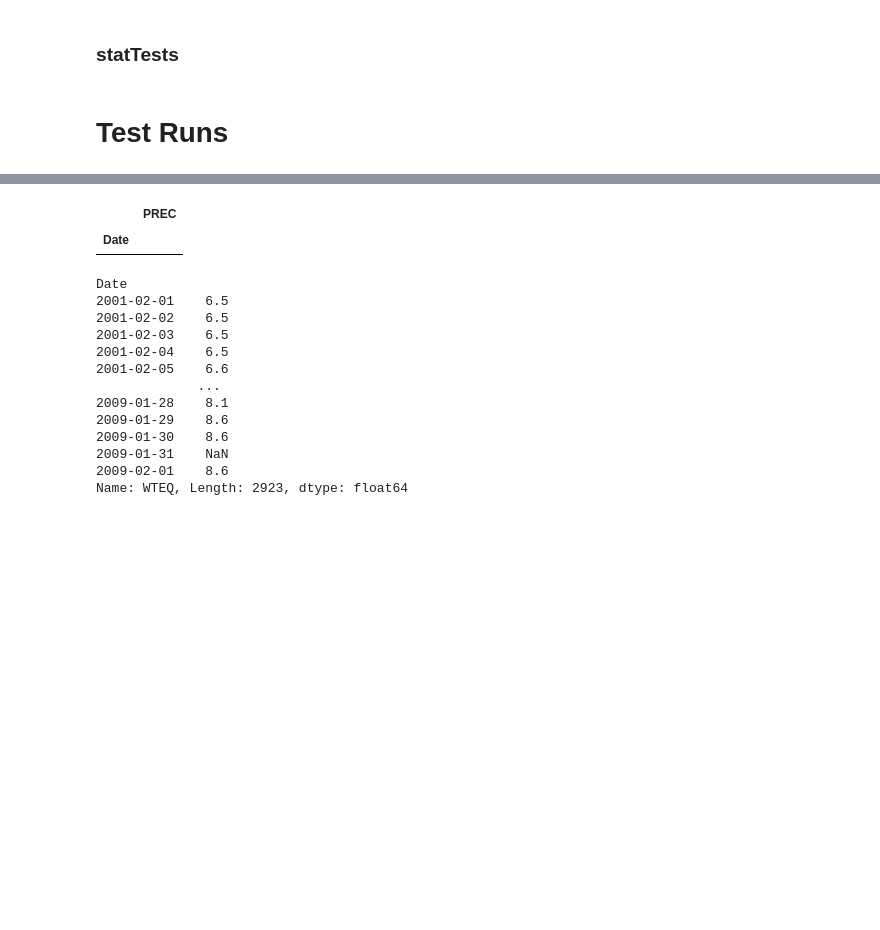
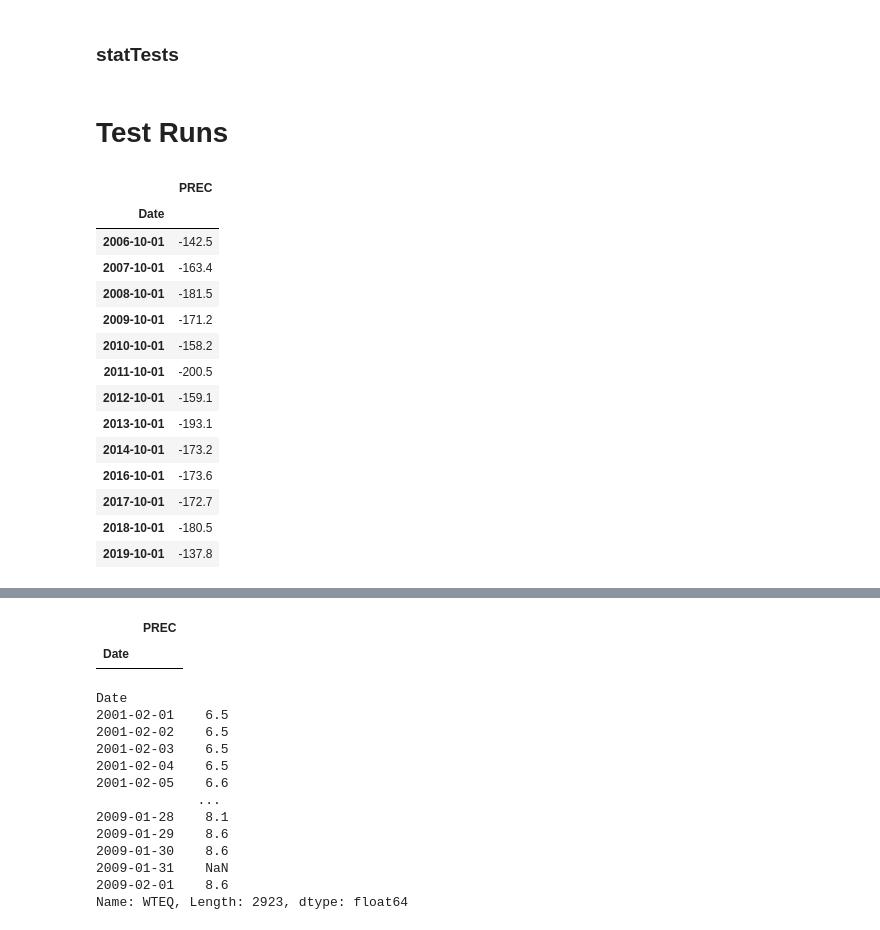
Before and after one commit to geoskimoto/SNOTEL_AnomalyDetection, a Jupyter notebook: AnomalyDetection_analysisversion.ipynb, the cells around one changed output, grey strips where cells are left out. Drawn from its saved outputs; the diff is of its cells as text; code cells hidden in the pictures; blank space fills up the shorter version.

```diff
--- a/AnomalyDetection_analysisversion.ipynb
+++ b/AnomalyDetection_analysisversion.ipynb
@@ -881,0 +900,14 @@ def datanulls_check(station, begindate, enddate, parameters = parameters):
+# %%
+def LessThanZero(station, begindate, enddate, parameters):
+  # df = getData(station, parameter, begindate, enddate)
+
+  try:
+    df = [getData(station, parameter, begindate, enddate) for parameter in parameters]
+    df = reduce(lambda left,right: pd.merge(left,right,left_index=True, right_index=True, how='outer'), df)
+
+    return df[df.iloc[:,0] < 0]
+
+  except KeyError:
+    print('One or more of the default parameters (PREC, WTEQ, SNWD) does not exist for this station.  Specify the parameters that do exist using the parameters kwarg.')
+  except UnboundLocalError:
+    print('Data does not exist for the specific date of either (or both) the specified begindate or enddate.  Select different dates, or enter temporary value into DMP')
@@ -882,2 +922,7 @@ def datanulls_check(station, begindate, enddate, parameters = parameters):
 # %% [markdown]
 #### Filter for decreasing PREC
+# %%
+def decreasingPREC(station, begindate, enddate):
+  df = getData(station, 'PREC', begindate, enddate)
+  diffs = df.diff()
+  return diffs[diffs.iloc[:,0] < 0]
@@ -994,10 +1041,13 @@ class logicalTests():
 
   # def calc_SWEvsPREC_slope():
 
-  def PRECLessThanZero(self):
-    PREC = getData(self.stations, 'PREC', self.begindate, self.enddate)
-    PrecipLessThanZero_Errors = self.PREC[self.PREC.iloc[:,0] < 0]
-    return PrecipLessThanZero_Errors
+  def LessThanZero(self, parameters={'PREC','WTEQ','SNWD'}):
+    errors = LessThanZero(self.stations, self.begindate, self.enddate, parameters)
+    return errors
+
+  def Decreasing_PREC(self):
+    errors = decreasingPREC(self.stations, self.begindate, self.enddate)
+    return errors
 # %% [markdown]
 ### statTests
 # %%
@@ -1092,3 +1145,23 @@ class statTests():
 # Test Runs
 # %%
 # getData(['AGP:BC:MSNT'], 'WTEQ', '11/25/2010', '12/18/2019')
+# %%
+bla = logicalTests(['908:WA:SNTL'], '11/25/2005', '12/18/2019')
+# %%
+bla.Decreasing_PREC()
+# %% [output]
+|  | PREC |
+| Date |  |
+| 2006-10-01 | -142.5 |
+| 2007-10-01 | -163.4 |
+| 2008-10-01 | -181.5 |
+| 2009-10-01 | -171.2 |
+| 2010-10-01 | -158.2 |
+| 2011-10-01 | -200.5 |
+| 2012-10-01 | -159.1 |
+| 2013-10-01 | -193.1 |
+| 2014-10-01 | -173.2 |
+| 2016-10-01 | -173.6 |
+| 2017-10-01 | -172.7 |
+| 2018-10-01 | -180.5 |
+| 2019-10-01 | -137.8 |
```
Also changed, not shown: parts of 34 cells of this notebook.
